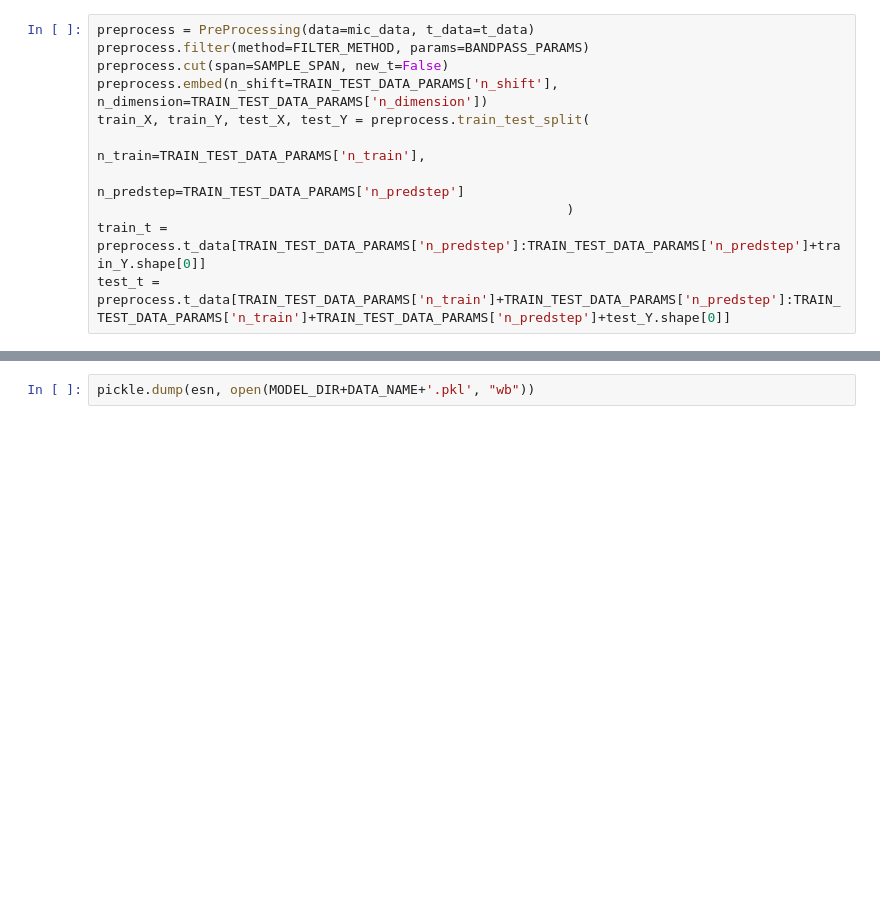
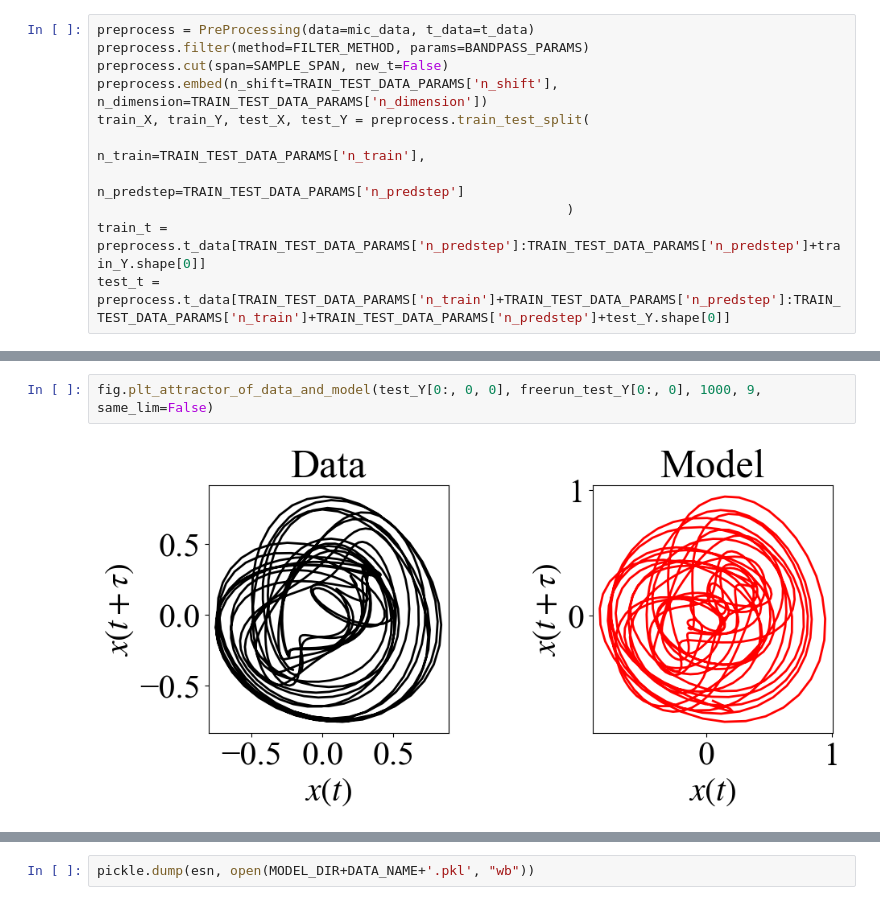
Before and after one commit to TakumiInoue0628/TSA-ESN, a Jupyter notebook: src/MRI8_NVF4_10mm.ipynb, the cells around one changed output, grey strips where cells are left out. Cells and saved outputs as stored; diff of their text form; blank space fills up the shorter version.

```diff
--- a/src/MRI8_NVF4_10mm.ipynb
+++ b/src/MRI8_NVF4_10mm.ipynb
@@ -122,3 +123,7 @@ fig.plt_attractor_of_data_and_model(test_Y[1000:, 0, 0], freerun_test_Y[1000:, 0
+# %%
+fig.plt_attractor_of_data_and_model(test_Y[0:, 0, 0], freerun_test_Y[0:, 0], 1000, 9, same_lim=False)
+# %% [output]
+[figure, added]
 # %%
 lyapunov_exponents, dims = esn.computing_lyapunov_exponent(dt=t_data[1]-t_data[0])
 fig.plt_lyapunov_exponents(lyapunov_exponents)
```
Also changed, not shown: parts of 7 cells of this notebook, 7 other files.
